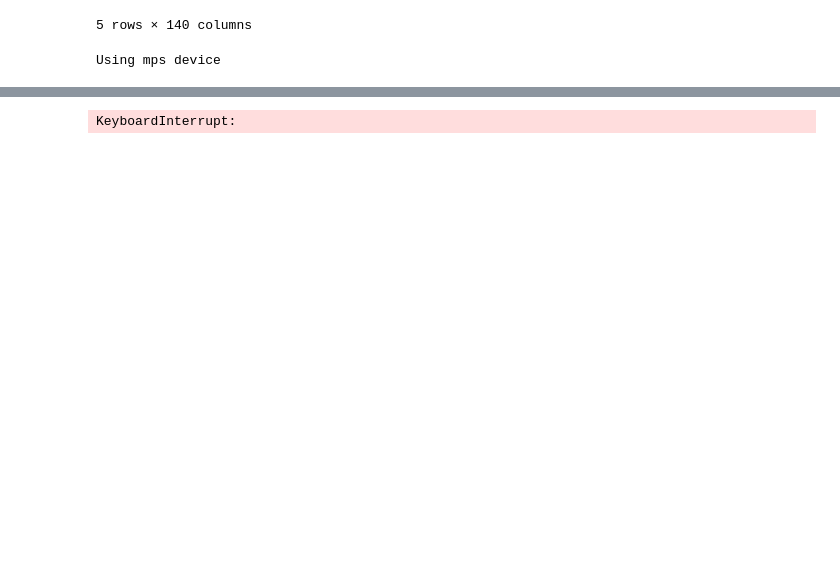
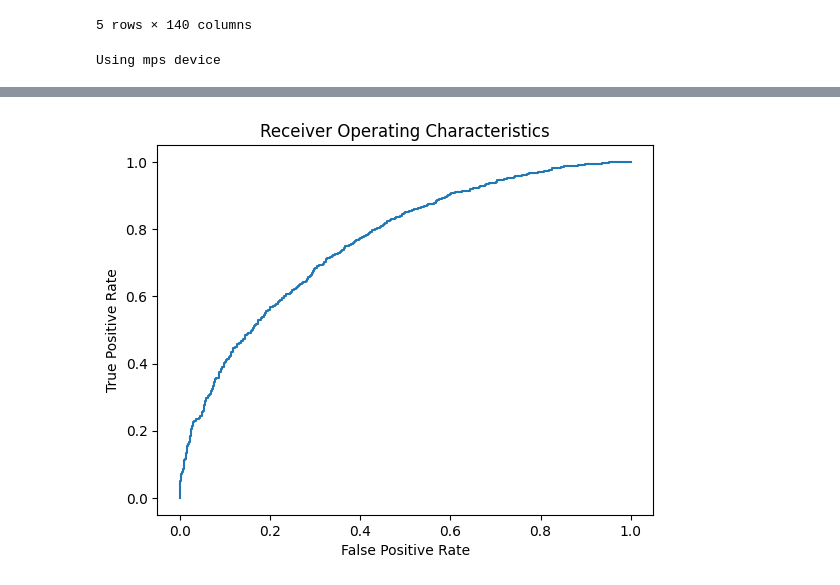
Before and after one commit to dsw225/TennisPredictionModel, a Jupyter notebook: breakpoint/analyzers/tennis_analyzer_v2.ipynb, the cells around one changed output, grey strips where cells are left out. Cells and saved outputs as stored; diff of their text form; code cells hidden in the pictures; blank space fills up the shorter version.

```diff
--- a/breakpoint/analyzers/tennis_analyzer_v2.ipynb
+++ b/breakpoint/analyzers/tennis_analyzer_v2.ipynb
@@ -344,7 +344,7 @@ X_train, X_test, y_train, y_test, idx_train, idx_test = train_test_split(
 )
 
 # Set target accuracy
-target_accuracy = 0.689
+target_accuracy = 0.6885
 
 final_acc = 0.0
 while final_acc < target_accuracy:
@@ -419,4 +419,4 @@ Epoch [10/100], Loss: 0.6111, Val Loss: 0.6013, Accuracy: 65.72%
-KeyboardInterrupt:
+[figure, added]
 # %%
 # Display the DataFrame
 # results_df.head()
```
Also changed, not shown: parts of 5 cells of this notebook, 3 other files.
